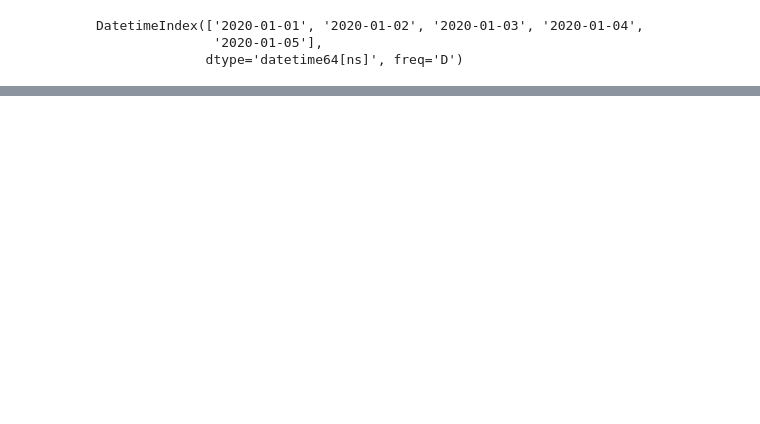
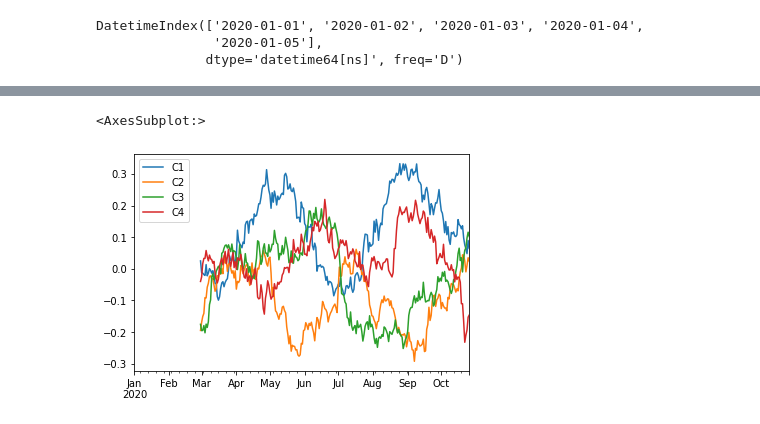
Before and after one commit to korilla2/TIL, a Jupyter notebook: 기본강의/넘파이 판다스/1.pandas.ipynb, the cells around one changed output, grey strips where cells are left out. Drawn from its saved outputs; the diff is of its cells as text; code cells hidden in the pictures; blank space fills up the shorter version.

```diff
--- a/기본강의/넘파이 판다스/1.pandas.ipynb
+++ b/기본강의/넘파이 판다스/1.pandas.ipynb
@@ -839,0 +1141,5 @@ DatetimeIndex(['2020-01-01', '2020-01-02', '2020-01-03', '2020-01-04',
+# %%
+df.rolling(60).mean().plot()
+# %% [output]
+<AxesSubplot:>
+[figure, added]
```
Also changed, not shown: parts of 163 cells of this notebook, 3 other files.
